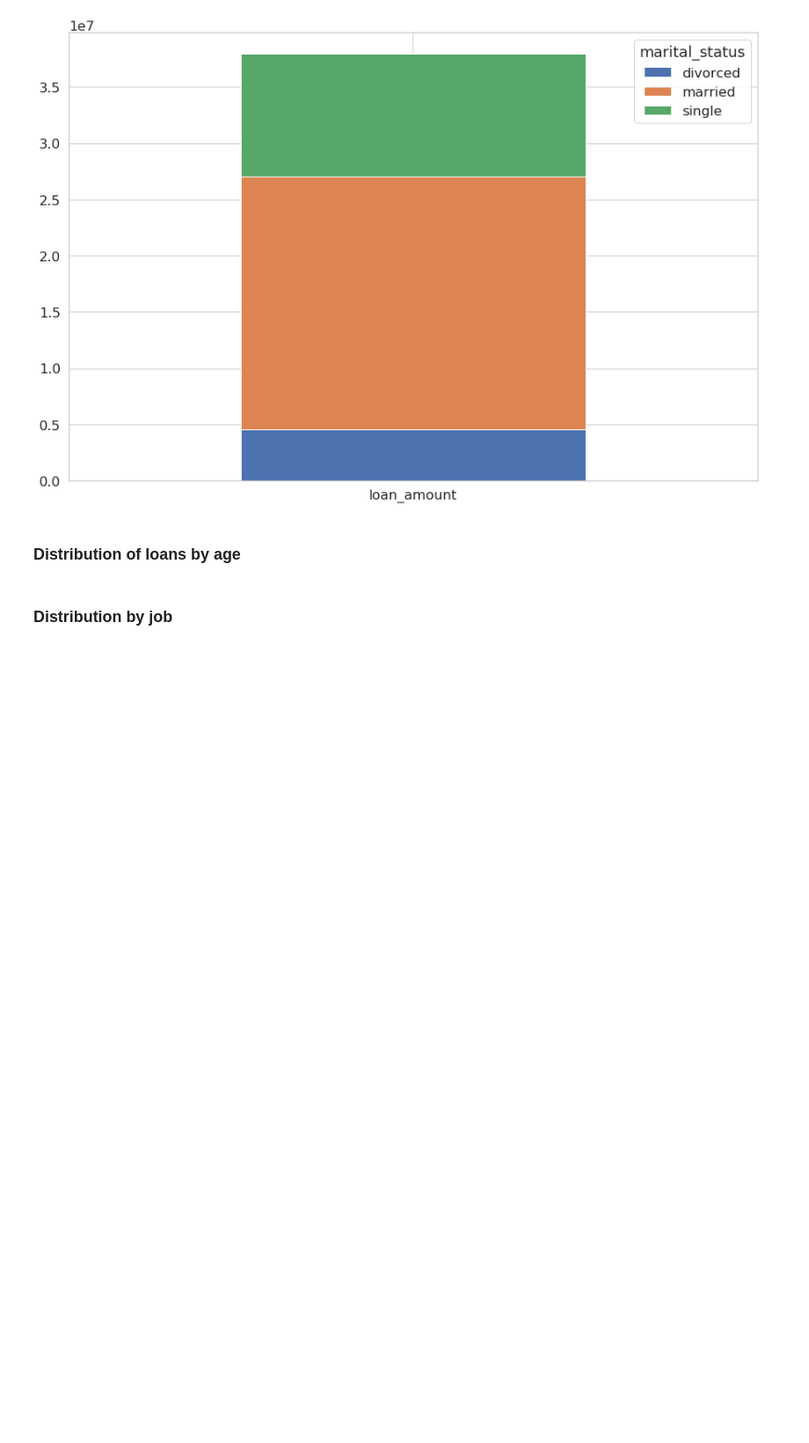
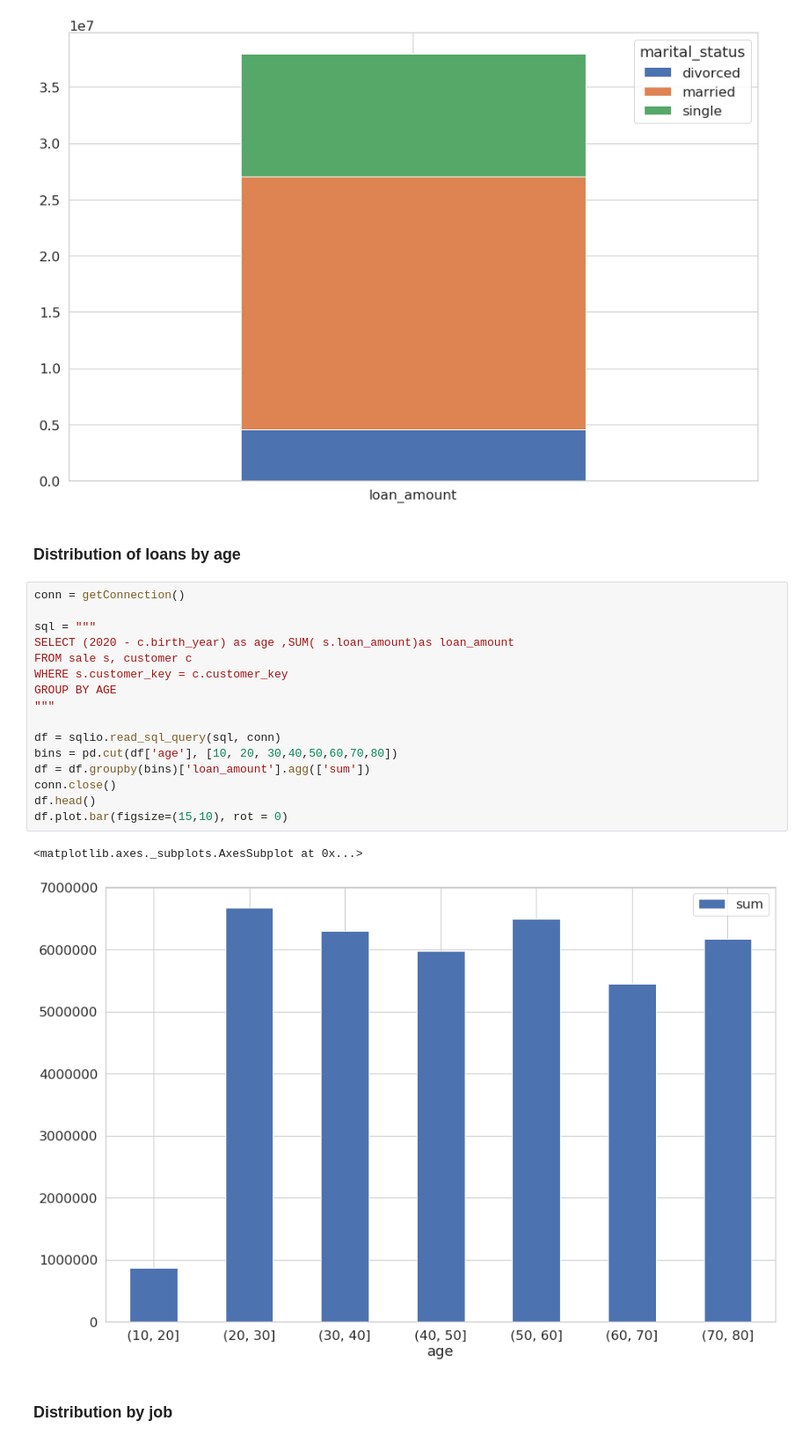
Before and after one commit to michalbogdanowicz/ADMT, a Jupyter notebook: Simple_visualiazations.ipynb, the cells around one changed output. Shown at 88% size. Cells and saved outputs as stored; diff of their text form; blank space fills up the shorter version.

Commit message:
simple visualization done

```diff
--- a/Simple_visualiazations.ipynb
+++ b/Simple_visualiazations.ipynb
@@ -59,5 +57,24 @@ df.head()
 [figure]
 # %% [markdown]
 ### Distribution of loans by age
+# %%
+conn = getConnection()
+
+sql = """
+SELECT (2020 - c.birth_year) as age ,SUM( s.loan_amount)as loan_amount
+FROM sale s, customer c
+WHERE s.customer_key = c.customer_key
+GROUP BY AGE
+"""
+
+df = sqlio.read_sql_query(sql, conn)
+bins = pd.cut(df['age'], [10, 20, 30,40,50,60,70,80])
+df = df.groupby(bins)['loan_amount'].agg(['sum'])
+conn.close()
+df.head()
+df.plot.bar(figsize=(15,10), rot = 0)
+# %% [output]
+<matplotlib.axes._subplots.AxesSubplot at 0x...>
+[figure, added]
 # %% [markdown]
 ### Distribution by job
```
Also changed, not shown: parts of 2 cells of this notebook, 1 other file.
